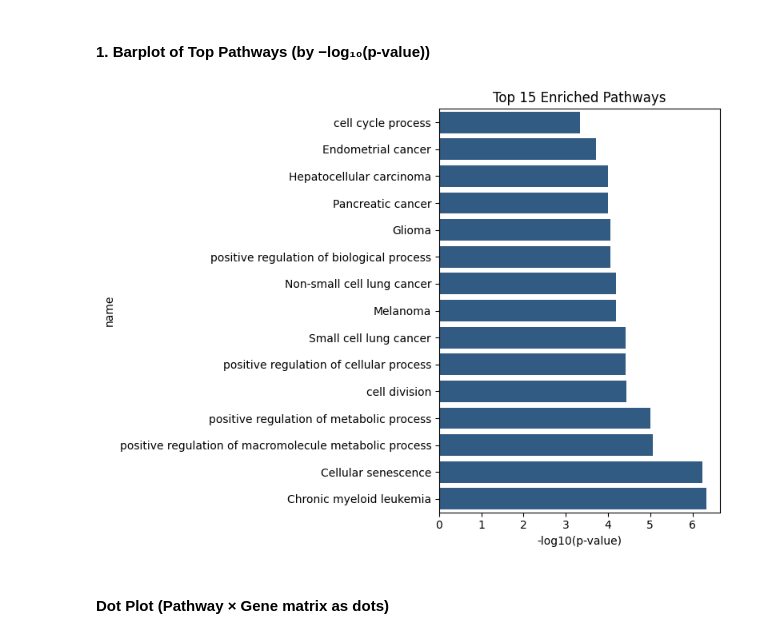
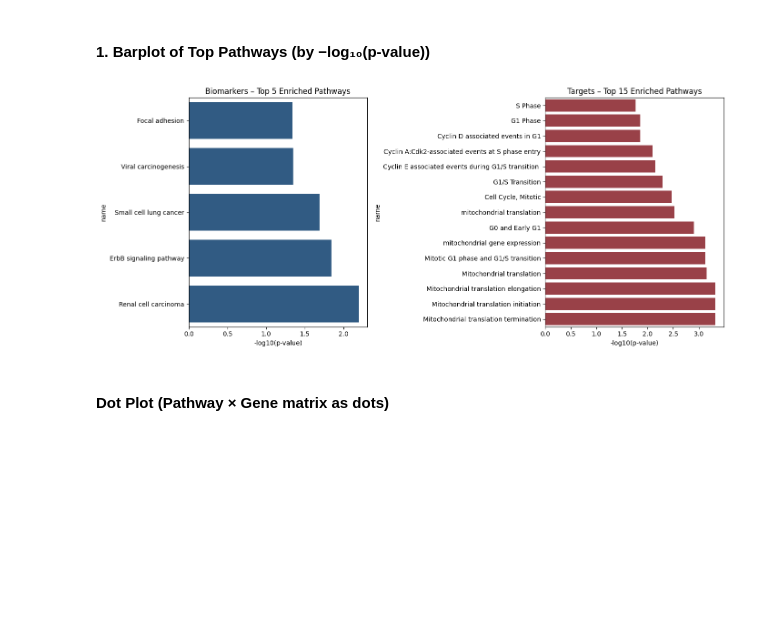
Before and after one commit to faith-ogun/bioslate-hgsoc-core, a Jupyter notebook: notebooks/sl_ppi_pathway_analysis.ipynb, the cells around one changed output. Cells and saved outputs as stored; diff of their text form; code cells hidden in the pictures; blank space fills up the shorter version.

```diff
--- a/notebooks/sl_ppi_pathway_analysis.ipynb
+++ b/notebooks/sl_ppi_pathway_analysis.ipynb
@@ -158,28 +190,40 @@ mapping.to_csv('../results/CNA_quantitative_cluster_delta/gene_to_pathway_map.cs
 # %%
 import pandas as pd
 import matplotlib.pyplot as plt
 import seaborn as sns
 import numpy as np
 
-# Load
-df = pd.read_csv('../results/CNA_quantitative_cluster_delta/gprofiler_enrichment.csv')
+# Load biomarker and target enrichment results
+bio_df = pd.read_csv('../results/unified_validation_cna_expr_fdr_removed/gprofiler_enrichment_biomarkers.csv')
+tar_df = pd.read_csv('../results/unified_validation_cna_expr_fdr_removed/gprofiler_enrichment_targets.csv')
 
-# Filter significant
-sig = df[df['significant'] == True].copy()
+# Filter significant terms
+bio_sig = bio_df[bio_df['significant'] == True].copy()
+tar_sig = tar_df[tar_df['significant'] == True].copy()
 
-# Top 15 by p-value
-top = df.nsmallest(15, 'p_value')
+# Get top 15 by p-value for each
+bio_top = bio_sig.nsmallest(15, 'p_value')
+tar_top = tar_sig.nsmallest(15, 'p_value')
 
-# Plot
-plt.figure(figsize=(8, 6))
-sns.barplot(y='name', x=-np.log10(top['p_value']), data=top, color='#235b91')
-plt.xlabel('-log10(p-value)')
-plt.title('Top 15 Enriched Pathways')
-plt.gca().invert_yaxis()
+# Create side-by-side plots
+fig, axes = plt.subplots(1, 2, figsize=(14, 6), sharex=False)
+
+# Biomarkers plot
+sns.barplot(y='name', x=-np.log10(bio_top['p_value']), data=bio_top, color='#235b91', ax=axes[0])
+axes[0].set_title('Biomarkers – Top 5 Enriched Pathways')
+axes[0].set_xlabel('-log10(p-value)')
+axes[0].invert_yaxis()
+
+# Targets plot
+sns.barplot(y='name', x=-np.log10(tar_top['p_value']), data=tar_top, color='#a8323c', ax=axes[1])
+axes[1].set_title('Targets – Top 15 Enriched Pathways')
+axes[1].set_xlabel('-log10(p-value)')
+axes[1].invert_yaxis()
+
 plt.tight_layout()
 plt.show()
 # %% [output]
-[figure, old version]
+[figure, new version]
 # %% [markdown]
 #### Dot Plot (Pathway × Gene matrix as dots)
 # %%
```
Also changed, not shown: parts of 10 cells of this notebook, 22 other files.
